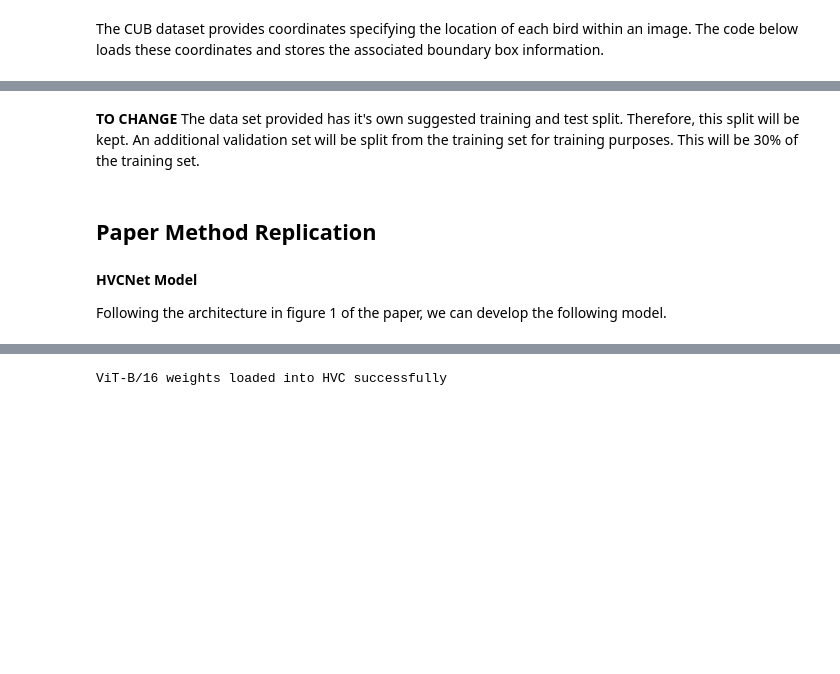
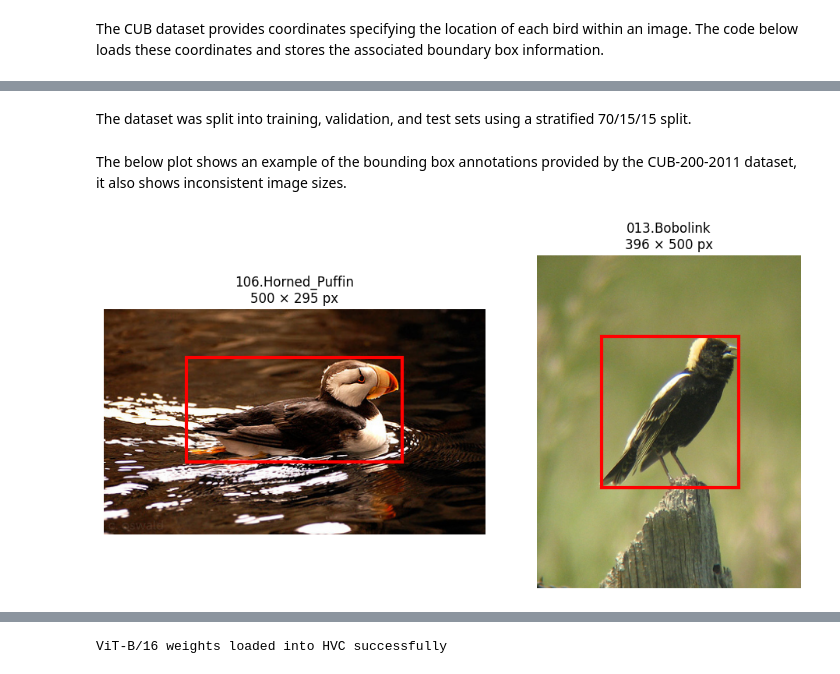
Before and after one commit to MadddyMiller/MXN441_A2, a Jupyter notebook: MXN441_A2_code_good.ipynb, the cells around one changed output, grey strips where cells are left out. Cells and saved outputs as stored; diff of their text form; code cells hidden in the pictures; blank space fills up the shorter version.

```diff
--- a/MXN441_A2_code_good.ipynb
+++ b/MXN441_A2_code_good.ipynb
@@ -164,6 +158,5 @@ with open(f"{data_location}/bounding_boxes.txt") as f:
 # %% [markdown]
-**TO CHANGE**
-The data set provided has it's own suggested training and test split. Therefore, this split will be kept. An additional validation set will be split from the training set for training purposes. This will be 30% of the training set.
+The dataset was split into training, validation, and test sets using a stratified 70/15/15 split.
 # %%
 # Set seed for reproducibility
 seed = 10
@@ -188,9 +181,59 @@ val_df, test_df = train_test_split(
 trainID = train_df["ID"]
 valID = val_df["ID"]
 testID = test_df["ID"]
-# %% [markdown]
-## Paper Method Replication
-# %% [markdown]
-**HVCNet Model**
-
-Following the architecture in figure 1 of the paper, we can develop the following model.
+# %% [markdown]
+The below plot shows an example of the bounding box annotations provided by the CUB-200-2011 dataset, it also shows inconsistent image sizes.
+# %%
+# Select example images to visualise
+example_indices = [70, 100]
+
+# Create a figure with two side-by-side subplots
+fig, axes = plt.subplots(1, 2, figsize=(10, 5))
+
+for ax, idx in zip(axes, example_indices):
+
+    # Retrieve image path and corresponding image ID
+    example_path = train_df.iloc[idx]["Image Path"]
+    example_id = int(train_df.iloc[idx]["ID"])
+
+    # Load image
+    img = Image.open(example_path).convert("RGB")
+
+    # Retrieve bounding box coordinates (x, y, width, height)
+    x, y, w, h = bbox_dict[example_id]
+    width, height = img.size
+
+    # Display image, class and image size
+    ax.set_title(
+        f"{train_df.iloc[idx]['Class']}\n{width} × {height} px",
+        fontsize=12
+    )
+    ax.imshow(img)
+
+    # Overlay bounding box annotation
+    rect = patches.Rectangle(
+        (x, y),
+        w,
+        h,
+        linewidth=3,
+        edgecolor="red",
+        facecolor="none"
+    )
+
+    ax.add_patch(rect)
+
+    # Hide axes
+    ax.axis("off")
+
+plt.tight_layout()
+
+# Save figure for use in the report
+#plt.savefig(
+#    "bounding_box_examples.png",
+#    dpi=300,
+#    bbox_inches="tight"
+#)
+
+plt.show()
+# %% [output]
+[figure, added]
```
Also changed, not shown: parts of 32 cells of this notebook, 2 other files.
